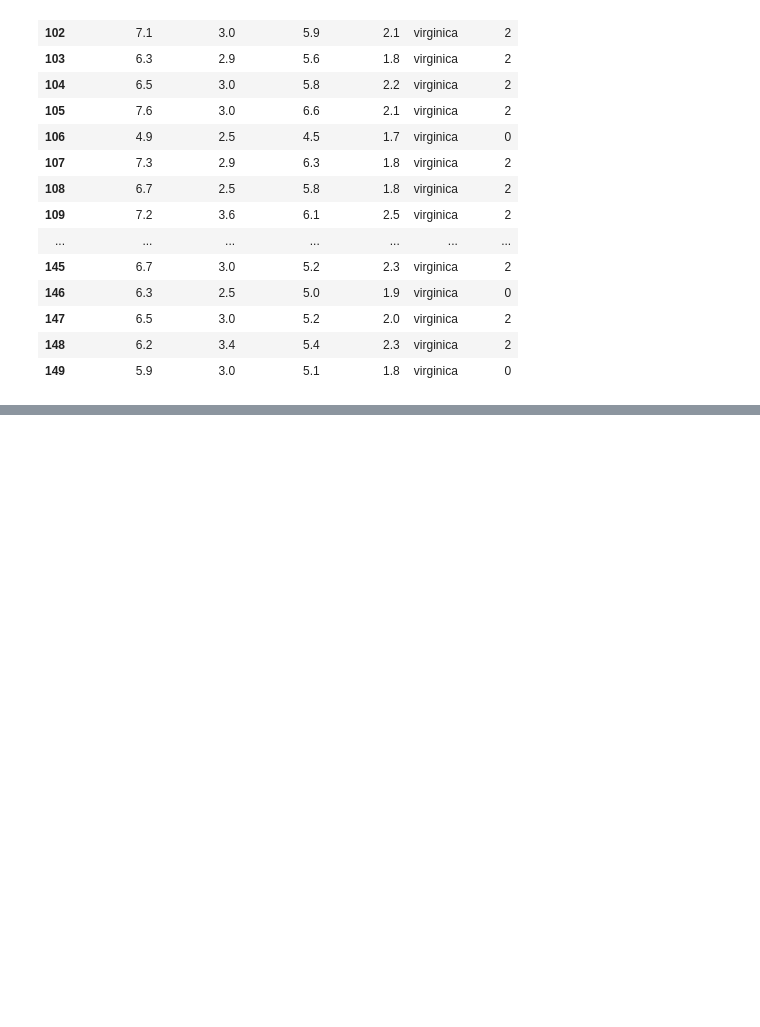
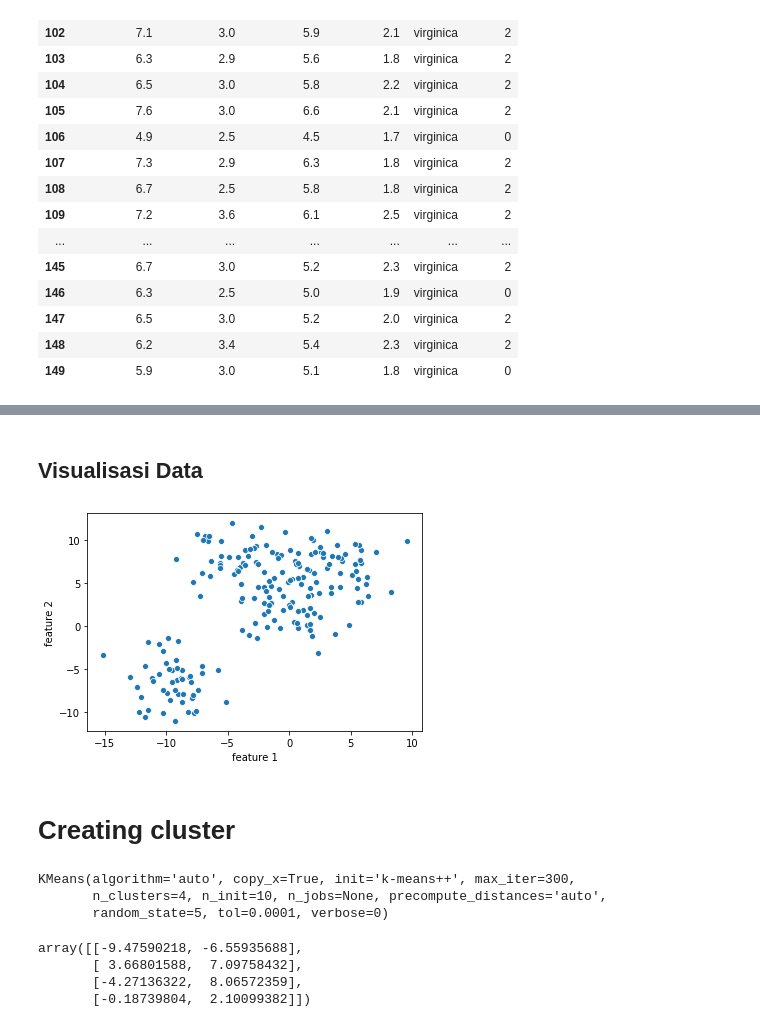
Before and after one commit to ridhoaryo/modul3_k_mean_clust, a Jupyter notebook: materi_K_means_clustering.ipynb, the cells around one changed output, grey strips where cells are left out. Drawn from its saved outputs; the diff is of its cells as text; code cells hidden in the pictures; blank space fills up the shorter version.

```diff
--- a/materi_K_means_clustering.ipynb
+++ b/materi_K_means_clustering.ipynb
@@ -433,0 +551,4 @@ iris3[iris3['species']=='virginica']
+# %%
+# Create data
+data = make_blobs(n_samples=200, n_features=2, centers=4, cluster_std=2.1, random_state=101)
+data
@@ -433,0 +606,4 @@ iris3[iris3['species']=='virginica']
+# %%
+df = pd.DataFrame(data[0], columns=['feature 1', 'feature 2'])
+df['category'] = data[1]
+df.head()
@@ -433,0 +650,9 @@ iris3[iris3['species']=='virginica']
+# %% [markdown]
+## Visualisasi Data
+# %%
+sns.scatterplot(x='feature 1', y='feature 2', data=df)
+plt.show()
+# %% [output]
+[figure, added]
+# %% [markdown]
+# Creating cluster
@@ -433,0 +661,13 @@ iris3[iris3['species']=='virginica']
+# %%
+kblobs.fit(df[['feature 1', 'feature 2']])
+# %% [output]
+KMeans(algorithm='auto', copy_x=True, init='k-means++', max_iter=300,
+       n_clusters=4, n_init=10, n_jobs=None, precompute_distances='auto',
+       random_state=5, tol=0.0001, verbose=0)
+# %%
+kblobs.cluster_centers_
+# %% [output]
+array([[-9.47590218, -6.55935688],
+       [ 3.66801588,  7.09758432],
+       [-4.27136322,  8.06572359],
+       [-0.18739804,  2.10099382]])
```
Also changed, not shown: parts of 24 cells of this notebook.
